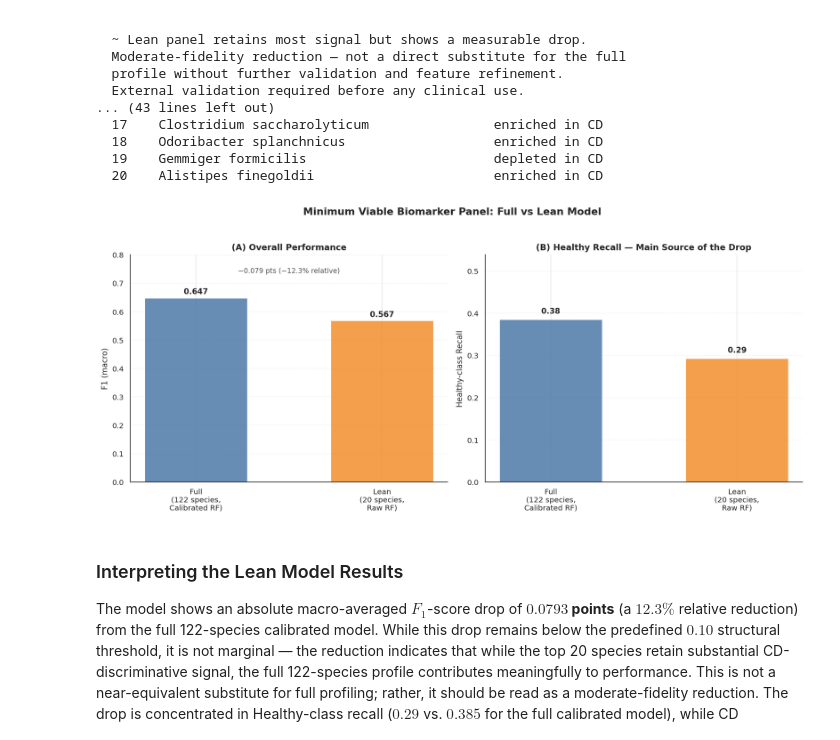
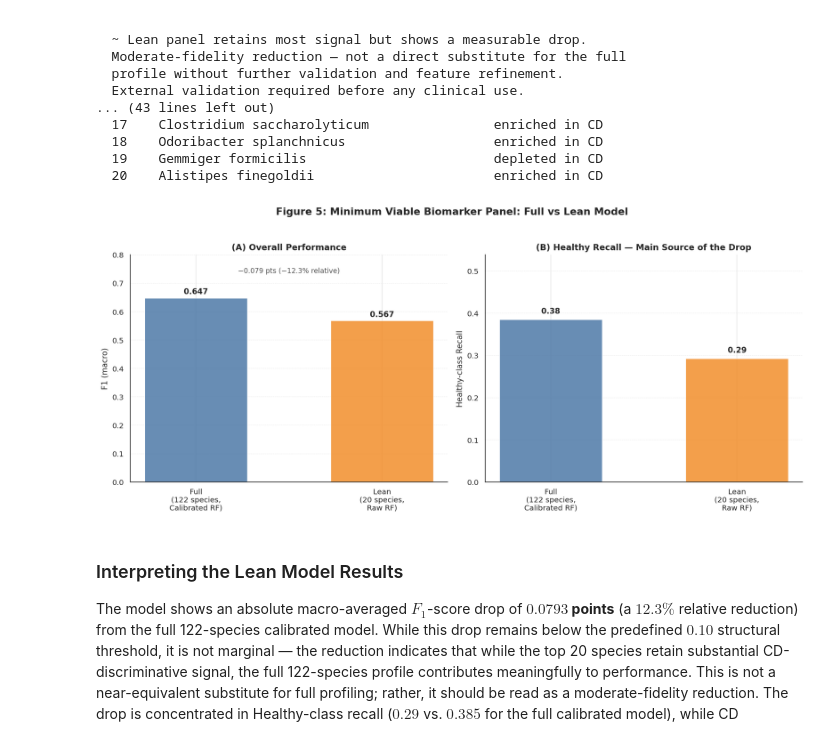
Before and after one commit to Shivadzn/HMP2_IBD_Microbiome_Longitudinal_Analysis, a Jupyter notebook: notebook/HMP2_IBD_Microbiome_Longitudinal_Analysis.ipynb, the cells around one changed output. Cells and saved outputs as stored; diff of their text form; code cells hidden in the pictures.

```diff
--- a/notebook/HMP2_IBD_Microbiome_Longitudinal_Analysis.ipynb
+++ b/notebook/HMP2_IBD_Microbiome_Longitudinal_Analysis.ipynb
@@ -3394,35 +3394,35 @@ ax.text(0.5, 0.92, f'−{gap:.3f} pts (−{gap/full_f1*100:.1f}% relative)',
         transform=ax.transAxes)
 ax.spines['top'].set_visible(False)
 ax.spines['right'].set_visible(False)
 ax.grid(axis='y', linestyle='--', linewidth=0.5, alpha=0.5, color='#DDDDDD')
 
 # Panel B: Healthy-class recall — primary source of the drop
 ax2 = axes[1]
 ax2.set_facecolor('white')
 recall_vals = [full_report['Healthy']['recall'], lean_report['Healthy']['recall']]
 bars2 = ax2.bar(models, recall_vals, color=colors_ab, alpha=0.85,
                  width=0.55, edgecolor='white', linewidth=0.5)
 for bar, val in zip(bars2, recall_vals):
     ax2.text(bar.get_x() + bar.get_width()/2, val + 0.015,
              f'{val:.2f}', ha='center', fontsize=10, fontweight='bold')
 ax2.set_ylim(0, max(recall_vals) * 1.4)
 ax2.set_ylabel('Healthy-class Recall', fontsize=10)
 ax2.set_title('(B) Healthy Recall — Main Source of the Drop',
               fontsize=11, fontweight='bold')
 ax2.spines['top'].set_visible(False)
 ax2.spines['right'].set_visible(False)
 ax2.grid(axis='y', linestyle='--', linewidth=0.5, alpha=0.5, color='#DDDDDD')
 
-fig.suptitle('Minimum Viable Biomarker Panel: Full vs Lean Model',
+fig.suptitle('Figure 5: Minimum Viable Biomarker Panel: Full vs Lean Model',
              fontsize=13, fontweight='bold', y=1.03)
 plt.tight_layout()
 plt.savefig('figure_lean_panel_comparison.pdf', bbox_inches='tight',
             dpi=300, facecolor='white')
 plt.savefig('figure_lean_panel_comparison.png', bbox_inches='tight',
             dpi=300, facecolor='white')
 plt.show()
 # %% [output]
-[figure, old version]
+[figure, new version]
 # %% [markdown]
 ### Interpreting the Lean Model Results
 The model shows an absolute macro-averaged $F_1$-score drop of **$0.0793$ points** (a **$12.3\%$** relative reduction) from the full 122-species calibrated model. While this drop remains below the predefined $0.10$ structural threshold, it is not marginal — the reduction indicates that while the top 20 species retain substantial CD-discriminative signal, the full 122-species profile contributes meaningfully to performance. This is not a near-equivalent substitute for full profiling; rather, it should be read as a moderate-fidelity reduction. The drop is concentrated in Healthy-class recall (**$0.29$** vs. **$0.385$** for the full calibrated model), while CD classification remains comparatively well preserved — meaning the panel's main limitation is at correctly ruling patients *out* rather than ruling CD *in*.
```
Also changed, not shown: parts of 3 cells of this notebook.
